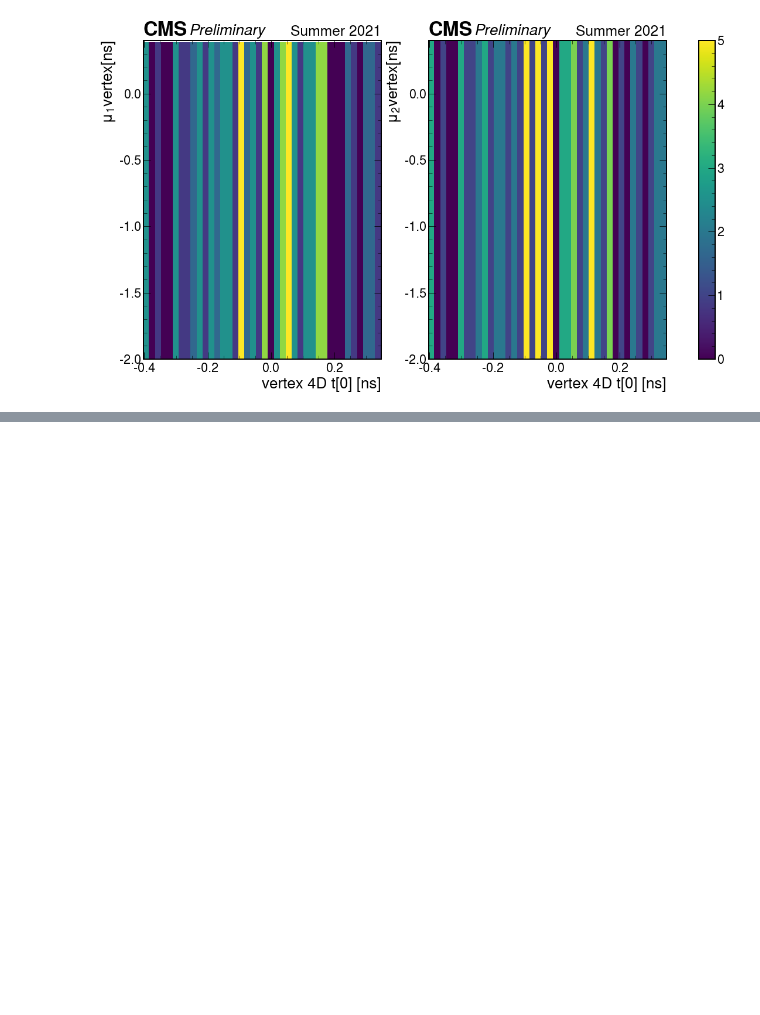
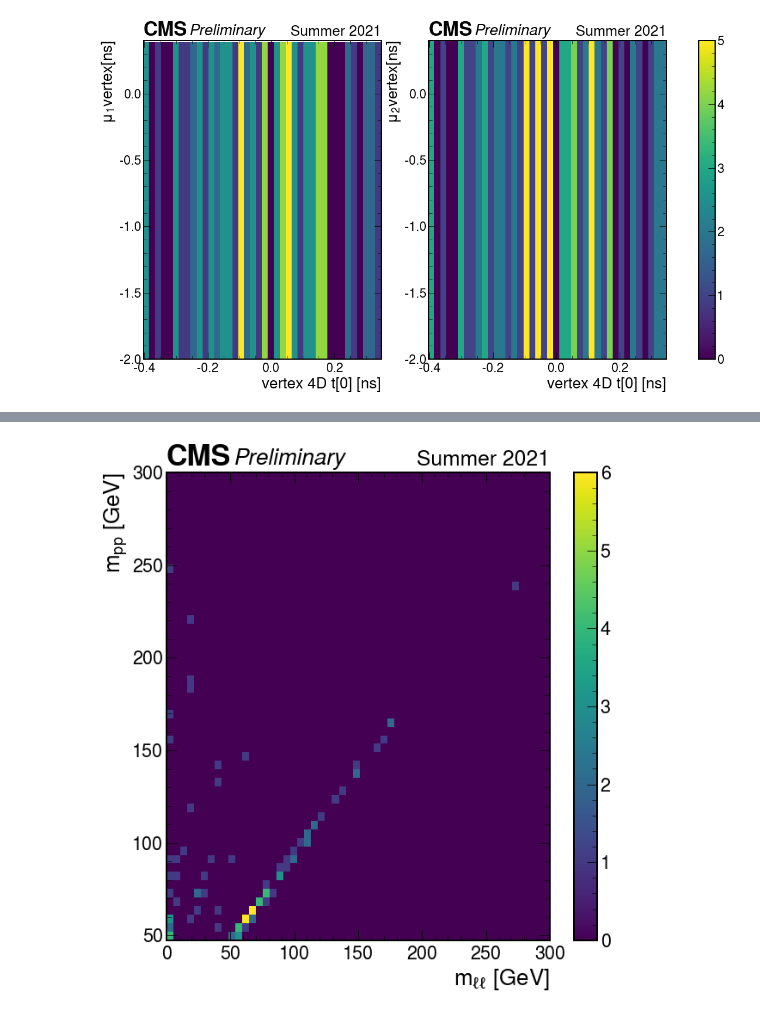
Before and after one commit to jloemker/SWAN, a Jupyter notebook: Analysis_notebook.ipynb, the cells around one changed output, grey strips where cells are left out. Cells and saved outputs as stored; diff of their text form; code cells hidden in the pictures; blank space fills up the shorter version.

```diff
--- a/Analysis_notebook.ipynb
+++ b/Analysis_notebook.ipynb
@@ -662,0 +679,5 @@ Name: mpp, Length: 200, dtype: float64
+# %%
+event_info = tree.arrays(['genvtx_t0'])
+muons = tree.arrays(['pfcand_pt','pfcand_eta','pfcand_phi','pfcand_mass','pfcand_t','pfcand_vz'],'abs(pfcand_pid)==13')
+protons = tree.arrays(['genproton_xi','genproton_pz','genproton_vz','genproton_ispu'])
+vertices = tree.arrays(['vtx4D_t','vtx4D_z','vtx4D_pt2'])
@@ -663,2 +764,19 @@ Name: mpp, Length: 200, dtype: float64
+# %%
+analysis = pd.DataFrame(data=data)
+
+proton = analysis['mpp'].values
+muon = analysis['mll'].values
+fig, axes = plt.subplots(figsize=(10,10) )
+#first and 2nd leading muon combined
+im = axes.hist2d( muon, proton, bins=(140,140) , cmap='viridis')
+fig.colorbar(im[3], ax=axes)
+axes.set(xlabel=r'$m_{\ell \ell}$ [GeV]', ylabel='$m_{pp}$ [GeV]')
+hep.cms.label(llabel="Preliminary", rlabel="Summer 2021", ax=axes)
+plt.ylim(47.5,300)
+plt.xlim(0,300)
+#cax,kw = mpl.colorbar.make_axes()
+plt.savefig('AnalyseW2/mu_p_mass_corr_pu.png')
+# %% [output]
+[figure, added]
 # %%
 #Define cut on (mpp-mll)/mpp and see which signal and background rates one can expect with a given cut.
```
Also changed, not shown: parts of 13 cells of this notebook.
